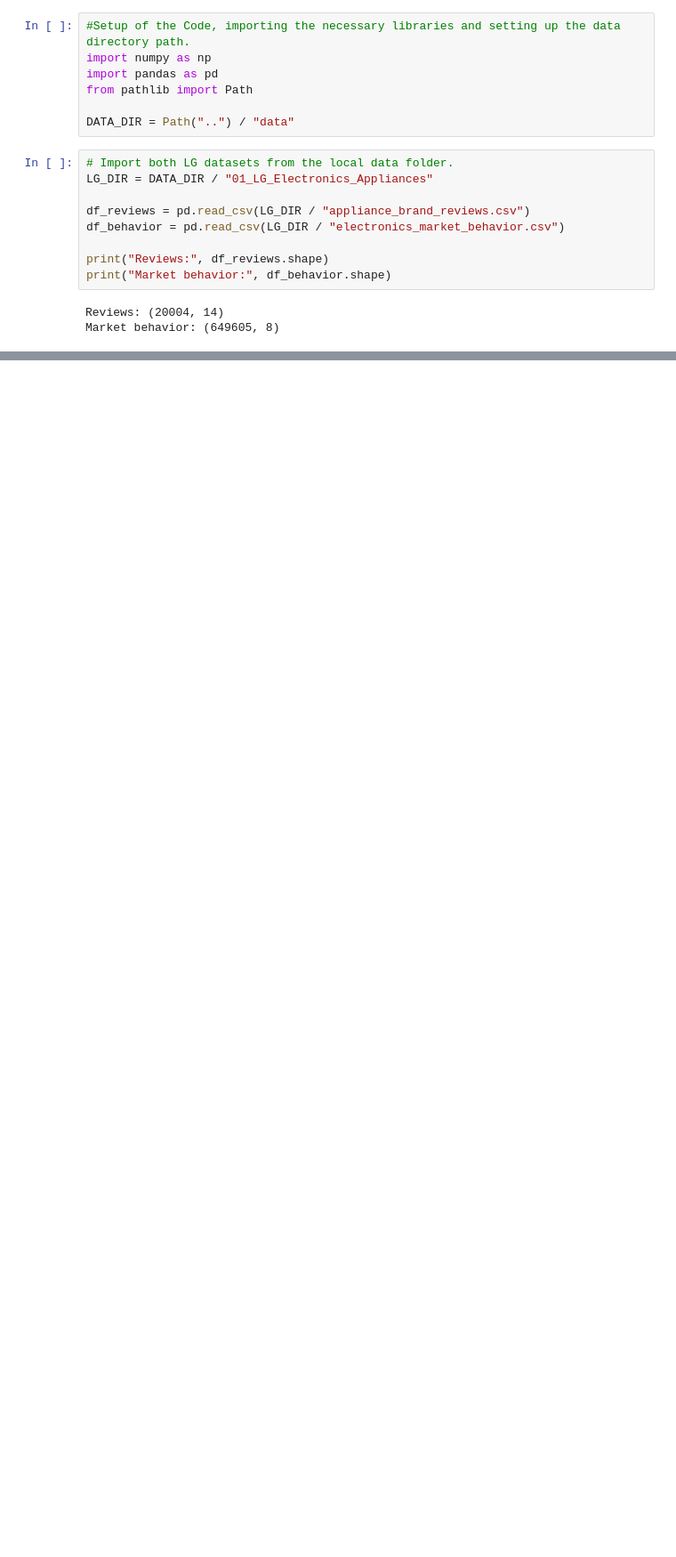
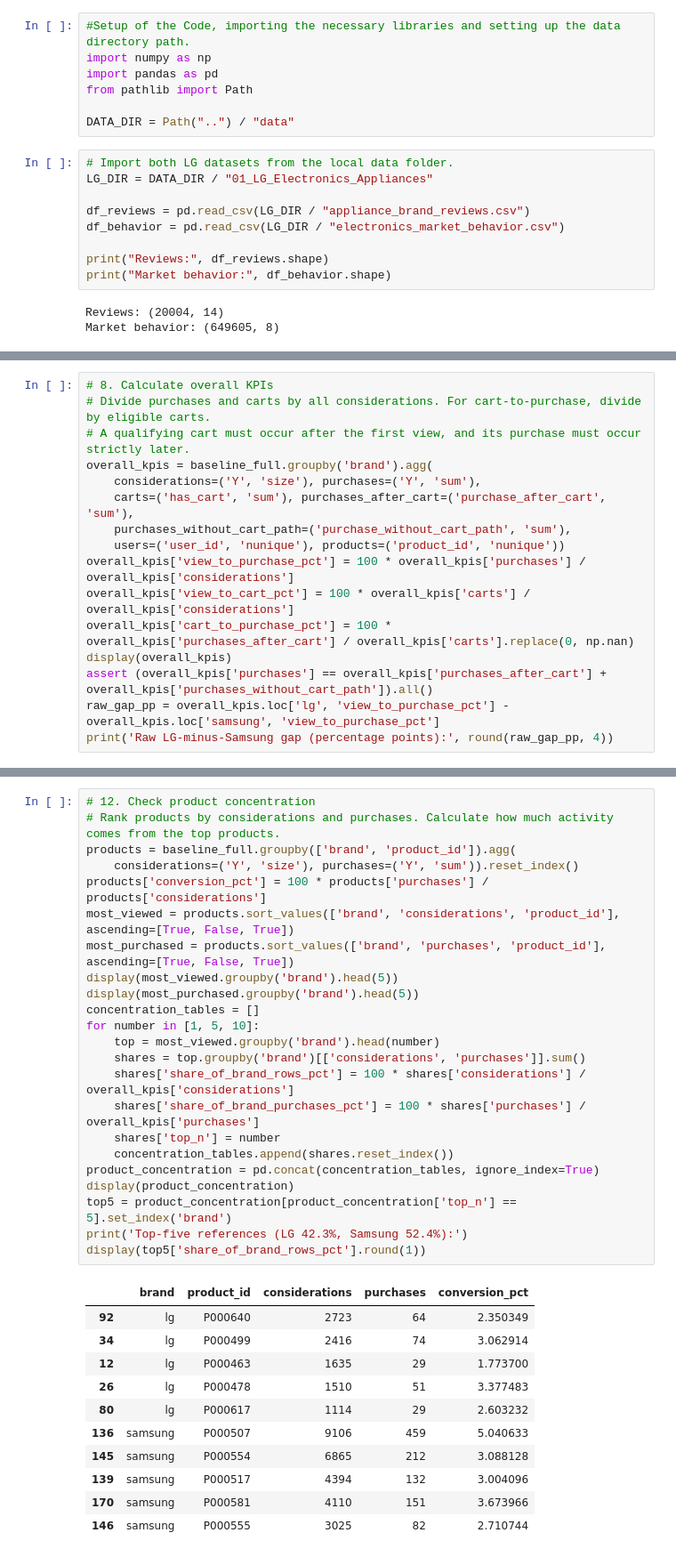
Before and after one commit to Dod0ria/Marketing-Project, a Jupyter notebook: Edoardo_notebook.ipynb, the cells around one changed output, grey strips where cells are left out. Shown at 89% size. Cells and saved outputs as stored; diff of their text form; blank space fills up the shorter version.

Commit message:
Take shared notebook from main

```diff
--- a/Edoardo_notebook.ipynb
+++ b/Edoardo_notebook.ipynb
@@ -834,0 +188,16 @@ Dual-brand sample, raw LG-minus-Samsung view-to-purchase gap: -0.0352 percentage
+# %%
+# 8. Calculate overall KPIs
+# Divide purchases and carts by all considerations. For cart-to-purchase, divide by eligible carts.
+# A qualifying cart must occur after the first view, and its purchase must occur strictly later.
+overall_kpis = baseline_full.groupby('brand').agg(
+    considerations=('Y', 'size'), purchases=('Y', 'sum'),
+    carts=('has_cart', 'sum'), purchases_after_cart=('purchase_after_cart', 'sum'),
+    purchases_without_cart_path=('purchase_without_cart_path', 'sum'),
+    users=('user_id', 'nunique'), products=('product_id', 'nunique'))
+overall_kpis['view_to_purchase_pct'] = 100 * overall_kpis['purchases'] / overall_kpis['considerations']
+overall_kpis['view_to_cart_pct'] = 100 * overall_kpis['carts'] / overall_kpis['considerations']
+overall_kpis['cart_to_purchase_pct'] = 100 * overall_kpis['purchases_after_cart'] / overall_kpis['carts'].replace(0, np.nan)
+display(overall_kpis)
+assert (overall_kpis['purchases'] == overall_kpis['purchases_after_cart'] + overall_kpis['purchases_without_cart_path']).all()
+raw_gap_pp = overall_kpis.loc['lg', 'view_to_purchase_pct'] - overall_kpis.loc['samsung', 'view_to_purchase_pct']
+print('Raw LG-minus-Samsung gap (percentage points):', round(raw_gap_pp, 4))
@@ -834,0 +281,35 @@ Dual-brand sample, raw LG-minus-Samsung view-to-purchase gap: -0.0352 percentage
+# %%
+# 12. Check product concentration
+# Rank products by considerations and purchases. Calculate how much activity comes from the top products.
+products = baseline_full.groupby(['brand', 'product_id']).agg(
+    considerations=('Y', 'size'), purchases=('Y', 'sum')).reset_index()
+products['conversion_pct'] = 100 * products['purchases'] / products['considerations']
+most_viewed = products.sort_values(['brand', 'considerations', 'product_id'], ascending=[True, False, True])
+most_purchased = products.sort_values(['brand', 'purchases', 'product_id'], ascending=[True, False, True])
+display(most_viewed.groupby('brand').head(5))
+display(most_purchased.groupby('brand').head(5))
+concentration_tables = []
+for number in [1, 5, 10]:
+    top = most_viewed.groupby('brand').head(number)
+    shares = top.groupby('brand')[['considerations', 'purchases']].sum()
+    shares['share_of_brand_rows_pct'] = 100 * shares['considerations'] / overall_kpis['considerations']
+    shares['share_of_brand_purchases_pct'] = 100 * shares['purchases'] / overall_kpis['purchases']
+    shares['top_n'] = number
+    concentration_tables.append(shares.reset_index())
+product_concentration = pd.concat(concentration_tables, ignore_index=True)
+display(product_concentration)
+top5 = product_concentration[product_concentration['top_n'] == 5].set_index('brand')
+print('Top-five references (LG 42.3%, Samsung 52.4%):')
+display(top5['share_of_brand_rows_pct'].round(1))
+# %% [output]
+|  | brand | product_id | considerations | purchases | conversion_pct |
+| 92 | lg | P000640 | 2723 | 64 | 2.350349 |
+| 34 | lg | P000499 | 2416 | 74 | 3.062914 |
+| 12 | lg | P000463 | 1635 | 29 | 1.773700 |
+| 26 | lg | P000478 | 1510 | 51 | 3.377483 |
+| 80 | lg | P000617 | 1114 | 29 | 2.603232 |
+| 136 | samsung | P000507 | 9106 | 459 | 5.040633 |
+| 145 | samsung | P000554 | 6865 | 212 | 3.088128 |
+| 139 | samsung | P000517 | 4394 | 132 | 3.004096 |
+| 170 | samsung | P000581 | 4110 | 151 | 3.673966 |
+| 146 | samsung | P000555 | 3025 | 82 | 2.710744 |
```
Also changed, not shown: parts of 33 cells of this notebook.
